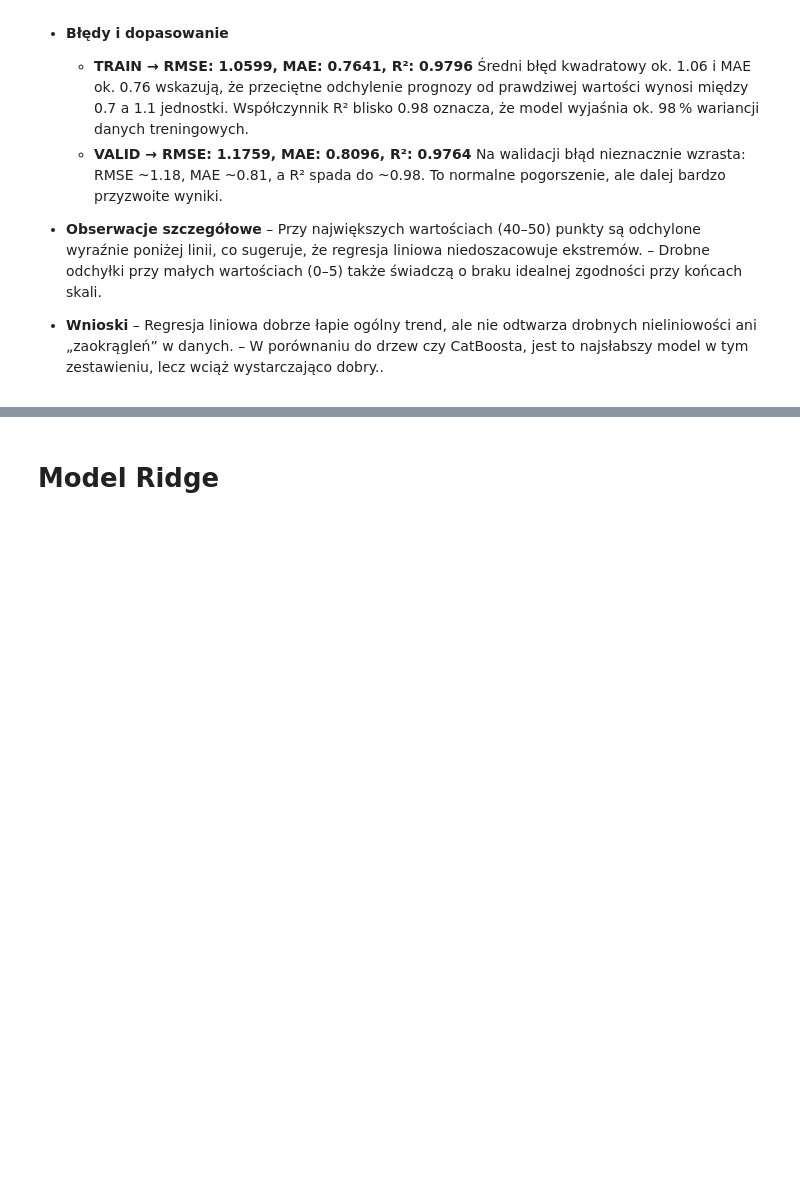
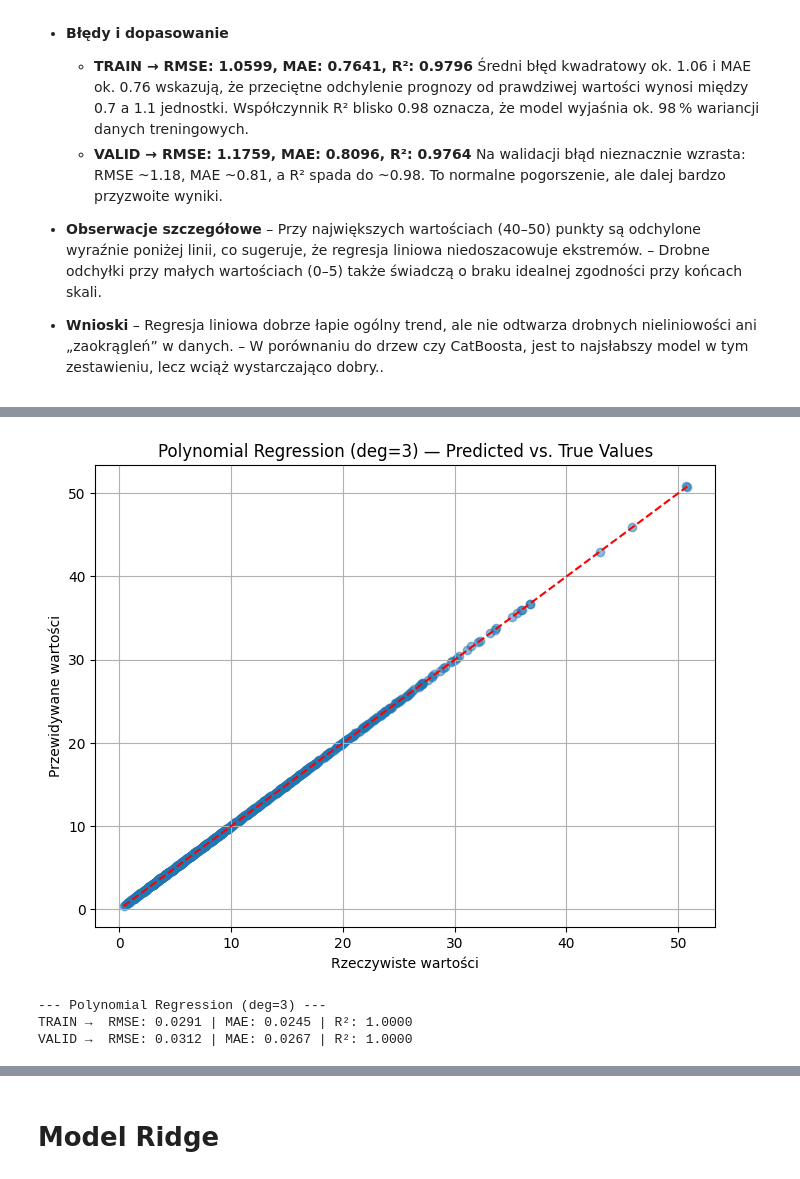
Before and after one commit to andrii-zapukhlyi/air_quality_analysis, a Jupyter notebook: Modeling.ipynb, the cells around one changed output, grey strips where cells are left out. Cells and saved outputs as stored; diff of their text form; code cells hidden in the pictures; blank space fills up the shorter version.

```diff
--- a/Modeling.ipynb
+++ b/Modeling.ipynb
@@ -542,0 +637,12 @@ Na wykresie “Predicted vs. True Values” dla regresji liniowej widać:
+# %%
+poly_pipeline = Pipeline([
+    ("poly_features", PolynomialFeatures(degree=3, include_bias=False)),
+    ("linear_regression", LinearRegression())
+])
+# %%
+rmse_poly = train_and_evaluate_model(poly_pipeline, "Polynomial Regression (deg=3)")
+# %% [output]
+[figure, added]
+--- Polynomial Regression (deg=3) ---
+TRAIN →  RMSE: 0.0291 | MAE: 0.0245 | R²: 1.0000
+VALID →  RMSE: 0.0312 | MAE: 0.0267 | R²: 1.0000
```
Also changed, not shown: parts of 19 cells of this notebook.
